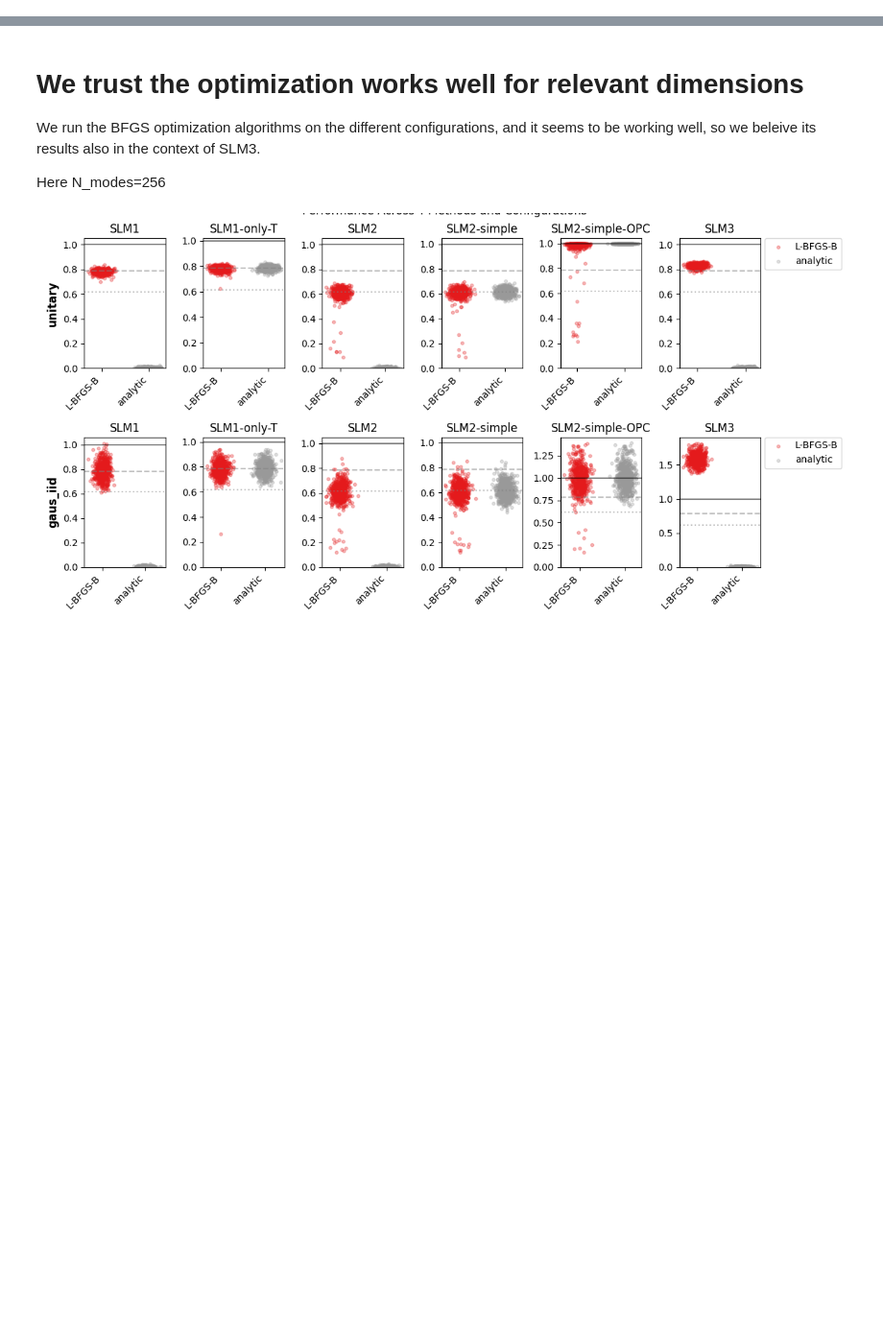
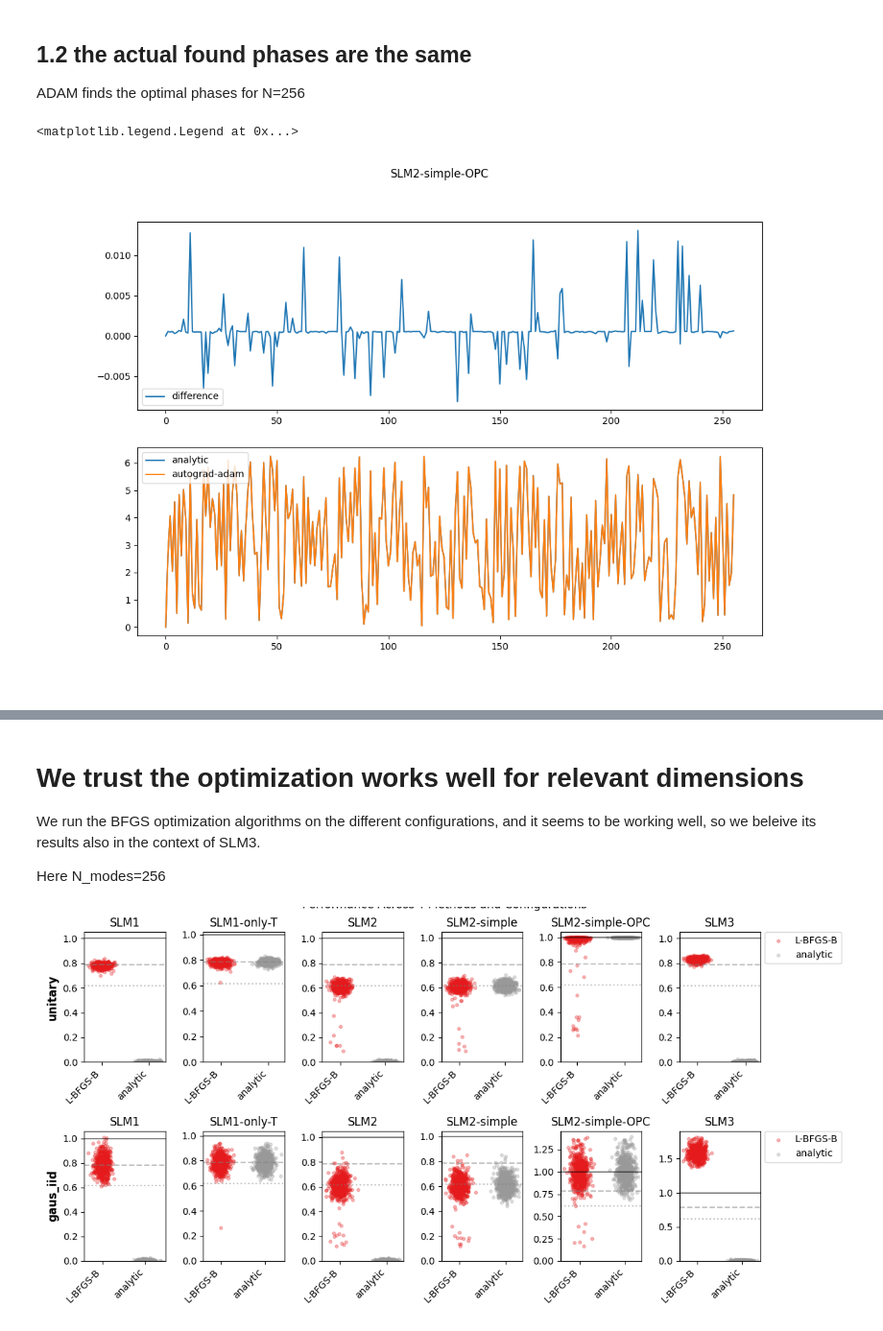
Before and after one commit to rubiaek/qwfs2, a Jupyter notebook: qwfs/view_plots.ipynb, the cells around one changed output, grey strips where cells are left out. Shown at 96% size. Saved outputs shown, nothing was run; the diff lists cells and outputs as text; code cells hidden in the pictures; blank space fills up the shorter version.

```diff
--- a/qwfs/09_writeup_scaling.ipynb
+++ b/qwfs/view_plots.ipynb
@@ -10,0 +40,31 @@ from pianoq.simulations.abstract_quantum_scaling.qwfs_utils import get_slm3_inte
+# %% [markdown]
+## 1.2 the actual found phases are the same
+ADAM finds the optimal phases for N=256
+# %%
+path = glob.glob(rf'{DATA_DIR}\*adam_vrs_analytic*')[-1]
+res = QWFSResult(path)
+
+T_method = 'unitary'
+config = 'SLM2-simple-OPC'
+try_no = np.random.randint(1, res.N_tries)
+try_no=0
+phases_analytic = res.get_phases(config=config, T_method=T_method, alg='analytic', try_no=try_no)
+phases_adam = res.get_phases(config=config, T_method=T_method, alg='autograd-adam', try_no=try_no)
+
+phases_analytic -= phases_analytic[0]
+phases_adam -= phases_adam[0]
+
+phases_analytic = phases_analytic % (2*np.pi)
+phases_adam = phases_adam % (2*np.pi)
+
+fig, axes = plt.subplots(2, 1, figsize=(12, 8))
+fig.suptitle(config)
+axes[1].plot(phases_analytic, label='analytic')
+axes[1].plot(phases_adam, label='autograd-adam')
+axes[1].legend()
+
+axes[0].plot(phases_analytic - phases_adam, label='difference')
+axes[0].legend()
+# %% [output]
+<matplotlib.legend.Legend at 0x...>
+[figure, added]
```
Also changed, not shown: parts of 9 cells of this notebook, 8 other files.
